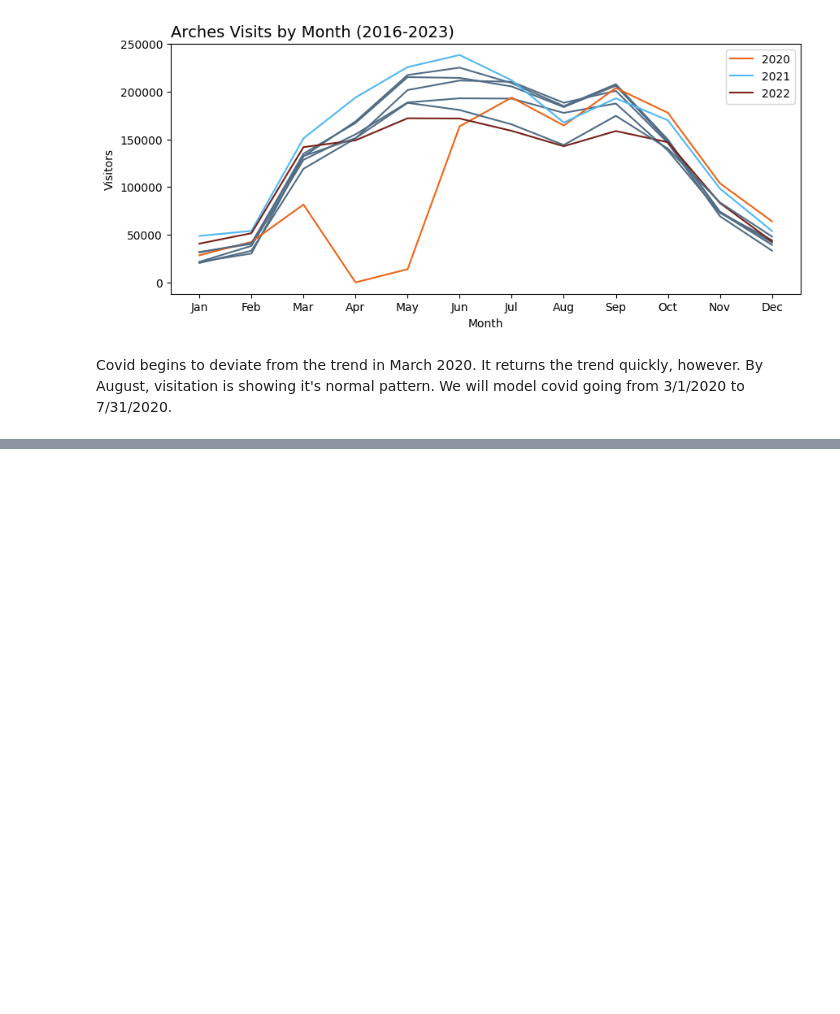
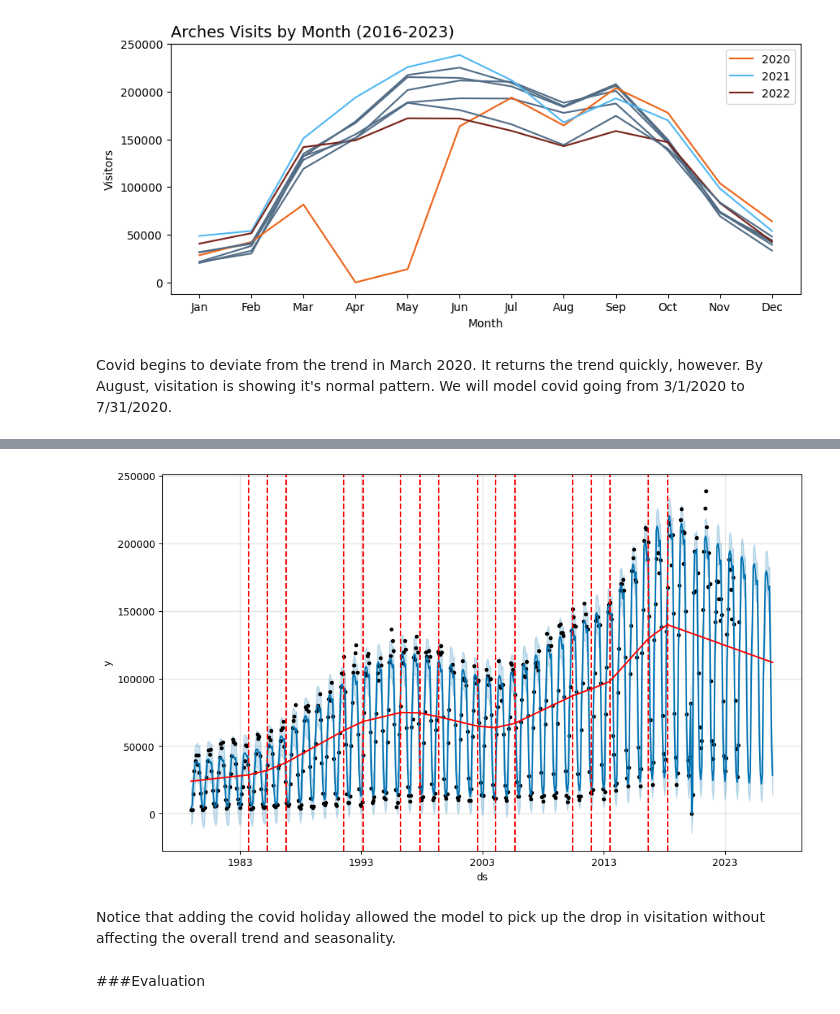
Before and after one commit to rgbuckley/utah_nps_visitation, a Jupyter notebook: Prophet.ipynb, the cells around one changed output, grey strips where cells are left out. Cells and saved outputs as stored; diff of their text form; code cells hidden in the pictures; blank space fills up the shorter version.

```diff
--- a/Prophet.ipynb
+++ b/Prophet.ipynb
@@ -823,0 +873,9 @@ Covid begins to deviate from the trend in March 2020. It returns the trend quick
+# %%
+fig = model_3.plot(forecast)
+a = add_changepoints_to_plot(fig.gca(), model_3, forecast)
+# %% [output]
+[figure, added]
+# %% [markdown]
+Notice that adding the covid holiday allowed the model to pick up the drop in visitation without affecting the overall trend and seasonality.
+# %% [markdown]
+###Evaluation
```
Also changed, not shown: parts of 27 cells of this notebook.
